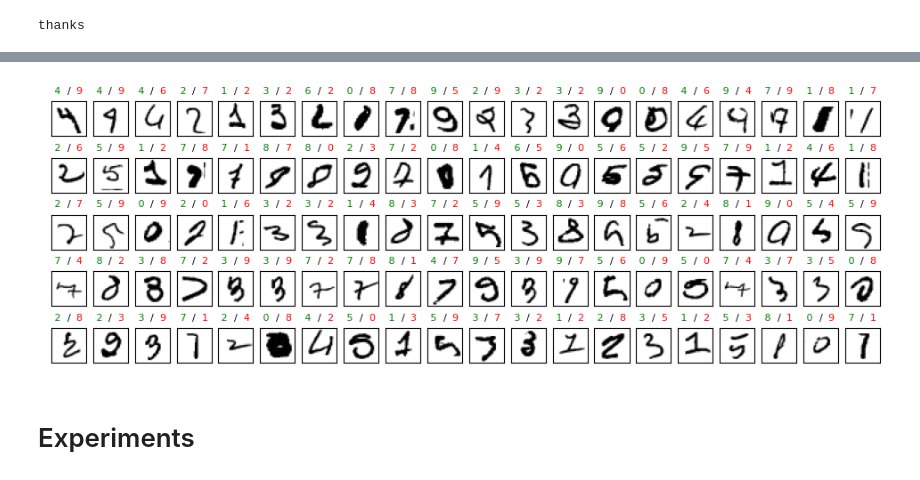
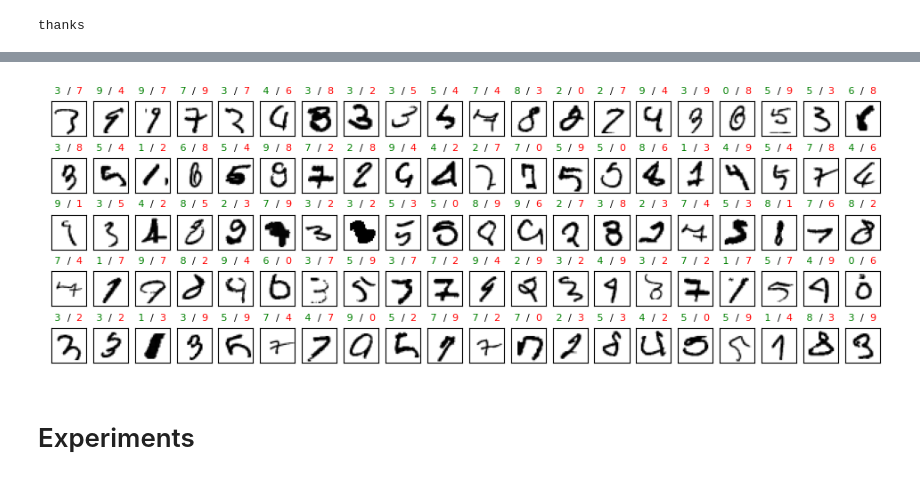
Before and after one commit to frankausberlin/notebook-collection, a Jupyter notebook: backpropagationnotebook.ipynb, the cells around one changed output, grey strips where cells are left out. Drawn from its saved outputs; the diff is of its cells as text; code cells hidden in the pictures.

````diff
--- a/backpropagationnotebook.ipynb
+++ b/backpropagationnotebook.ipynb
@@ -230,7 +234,7 @@ err_new < error, error.round(4), err_new.round(4)
 # %% [output]
 (True, 0.2014, 0.1995)
 # %%
-#@title refactoring: version 3 - classes { form-width: "300px" }
+#@title version 3 - classes { form-width: "300px" }
 #@markdown * Design of the classes **```Perceptrons```** and **```Model_V3```**
 #@markdown * The functionality of version 2 is divided between the two classes.
 #@markdown * Computation delta for hidden through broadcast.
@@ -241,7 +245,7 @@ err_new < error, error.round(4), err_new.round(4)
 #@markdown _Prediction_: use the model to predict a batch of input data.<br>
 #@markdown _Optimization_: offers a method to improve predictions.<br>
 
-from numpy            import array, sum, mean, exp, arange, maximum, ones
+from numpy            import array, sum, mean, exp, arange, tanh, ones_like, where
 from numpy.random     import randn, seed
 seed                  (42)
 
@@ -264,11 +268,10 @@ class Perceptrons:
     __init__                : creates the layer.
     __call__                : returns the the output of the perceptrons.
     update                  : Update the model parameter
-
   """
   lastCount   = 1
   activations  = { 'sigmoid' : lambda x:  1 / (1 + exp(-x))}
-  activations_ = { 'sigmoid' : lambda x: (1 / (1 + exp(-x))) * (1 - (1 / (1 + exp(-x))))}
+  activations_ = { 'sigmoid' : lambda x: Perceptrons.activations['sigmoid'](x) * (1 - Perceptrons.activations['sigmoid'](x))}
 
   def __init__(self, count=1, inputs=-1, activation='sigmoid'):
     """ Creates the perceptron-layer-object
@@ -1042,8 +1081,8 @@ except NameError: print ("please run code cell 'plot fails' first...")
 else:
 
   # play with me
-  eta, bs, epochs = 0.07, 5000, 1000
-  m               = MLP ( (28*28, 500, 200, 25, 10), "re, ta, ta, so", loss='ce', tryCuda=True)
+  eta, bs, epochs = 0.07, 5000, 10000
+  m               = MLP ( (28*28, 500, 100, 25, 10), "ta, ta, ta, so", loss='ce', tryCuda=True)
 
   # mnist data
   ds_train  = datasets.MNIST (root="data", train=True,  download=True)
@@ -1075,6 +1114,6 @@ fails total: 252 (60000)
 title: expected / predicted
 first 100 ...
-[figure, old version]
+[figure, new version]
 # %% [markdown]
 # Experiments
 # %%
````
Also changed, not shown: parts of 14 cells of this notebook.
